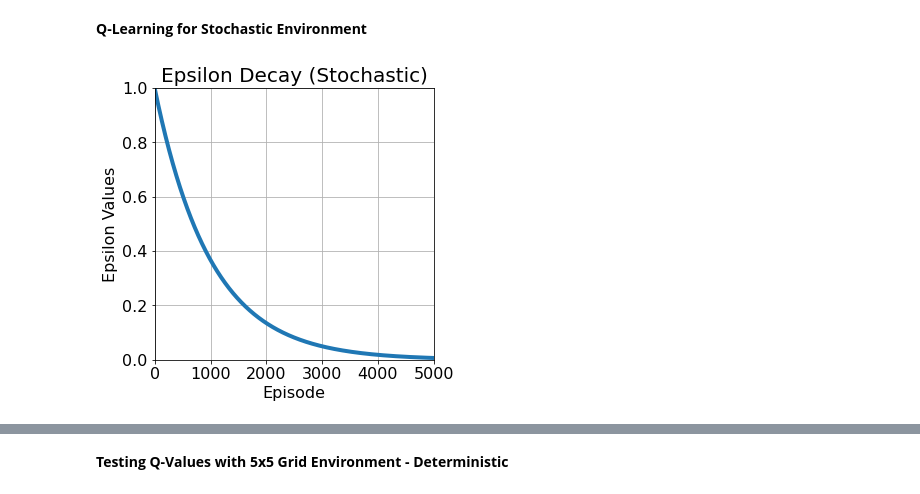
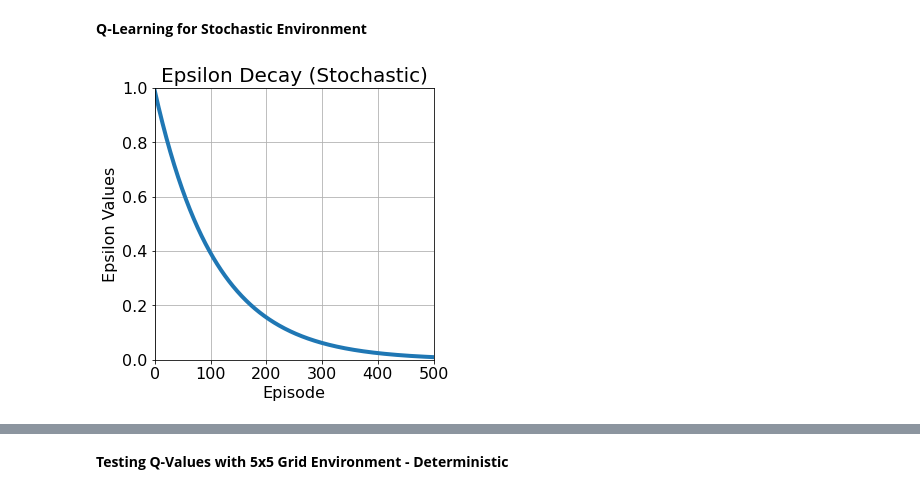
Before and after one commit to akhil1198/RL-PA1, a Jupyter notebook: RL_PA_1_Q_Learning_SARSA.ipynb, the cells around one changed output, grey strips where cells are left out. Saved outputs shown, nothing was run; the diff lists cells and outputs as text; code cells hidden in the pictures.

```diff
--- a/RL_PA_1_Q_Learning_SARSA.ipynb
+++ b/RL_PA_1_Q_Learning_SARSA.ipynb
@@ -415,12 +427,12 @@ epsilon = 1.0
 epsilon_val_stoc = []
 reward_val_stoc = []
 
-num_episodes = 5000
+num_episodes = 500
 
 # For plotting metrics
 all_epochs = []
-all_penalties = []
-
+all_penalties_q_stoc = []
+avg_reward_per_ep_q_stoc = []
 #Q-Table
 q_table_stoc = np.random.rand(25, 4)
 q_table_stoc = q_table_stoc.astype(int)
@@ -431,7 +443,8 @@ for episode in range(num_episodes):
   state, agent_pos = env.reset()
   epochs = 0
   penalties = 0
-
+  new_penalties = 0
+  new_reward = 0
   index
   state_to_list = state.tolist()
   if 1 in state_to_list:
@@ -445,6 +458,7 @@ for episode in range(num_episodes):
     else:
       action = np.argmax(q_table_stoc[index])
 
+    penalties = 0
     # action = np.clip(action, 0, 3)
     observation, reward, terminated, truncated, info, new_agent_pos = env.step(action)
 
@@ -454,13 +468,19 @@ for episode in range(num_episodes):
 
     q_table_stoc[index, action] = q_table_stoc[index, action] + alpha * (reward + gamma * np.max(q_table_stoc[index2]) - q_table_stoc[index, action])
 
-    # if reward == -5 or reward == -6 or reward == -2:
-    #   penalties += 1
+    if reward == -5 or reward == -6 or reward == -2:
+      penalties += 1
 
-    agent_pos = new_agent_pos
+    new_reward += reward
+    index = index2
     epochs += 1
-  reward_val_stoc.append(reward)
-  epsilon *= 0.9990
+    new_penalties += penalties
+
+  avg_reward = new_reward / 15
+  avg_reward_per_ep_q_stoc.append(avg_reward)
+  all_penalties_q_stoc.append(new_penalties)
+  reward_val_stoc.append(new_reward)
+  epsilon *= 0.9908
   epsilon_val_stoc.append(epsilon)
   # print(epsilon)
 
@@ -469,14 +489,14 @@ for episode in range(num_episodes):
 # %%
 plt.figure(figsize=(5,5))
 plt.plot(epsilon_val_stoc, linewidth=4)
 plt.xlabel('Episode', fontsize=16)
 plt.ylabel('Epsilon Values', fontsize=16)
 plt.title('Epsilon Decay (Stochastic)', fontsize=20)
 plt.xticks(fontsize=16)
 plt.yticks(fontsize=16)
 plt.ylim(ymin=0, ymax=1)
-plt.xlim(xmin=0, xmax=5000)
+plt.xlim(xmin=0, xmax=500)
 plt.grid()
 plt.show()
 # %% [output]
-[figure, old version]
+[figure, new version]
```
Also changed, not shown: parts of 20 cells of this notebook.
